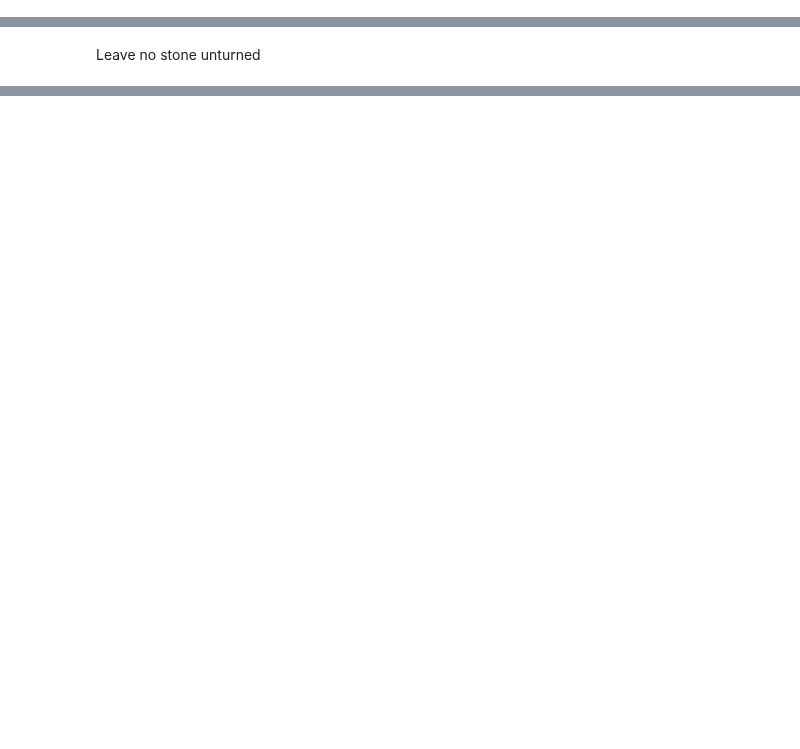
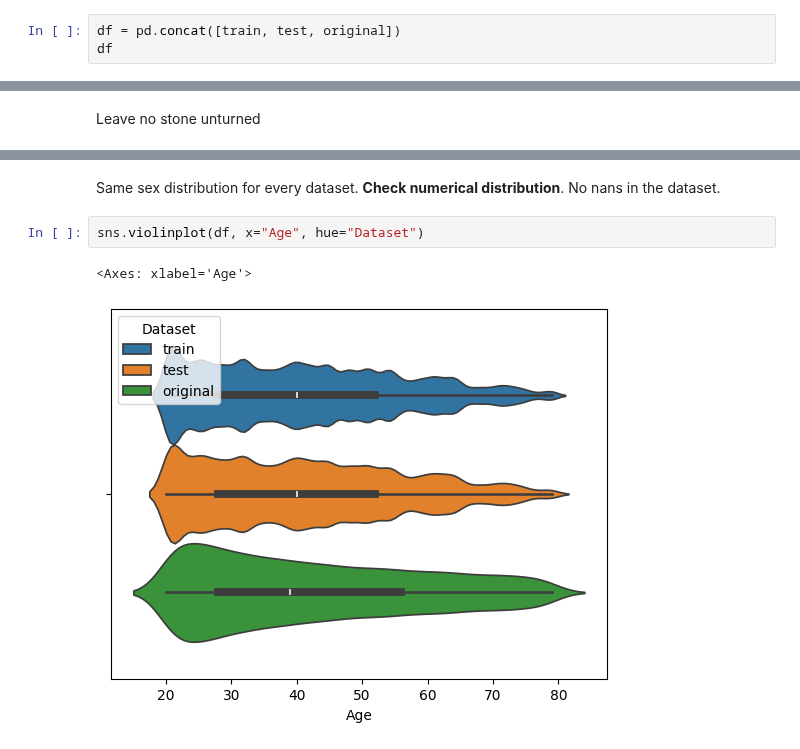
Before and after one commit to LoneCoder21/Kaggle-Notebooks, a Jupyter notebook: Regression/Calorie Expenditure/eda.ipynb, the cells around one changed output, grey strips where cells are left out. Cells and saved outputs as stored; diff of their text form; blank space fills up the shorter version.

```diff
--- a/Regression/Calorie Expenditure/eda.ipynb
+++ b/Regression/Calorie Expenditure/eda.ipynb
@@ -111,3 +112,6 @@ Data columns (total 10 columns):
  9   Dataset     15000 non-null  object
 dtypes: float64(6), int64(2), object(2)
 memory usage: 1.1+ MB
+# %%
+df = pd.concat([train, test, original])
+df
@@ -115,0 +141,7 @@ Leave no stone unturned
+# %% [markdown]
+Same sex distribution for every dataset. **Check numerical distribution**. No nans in the dataset.
+# %%
+sns.violinplot(df, x="Age", hue="Dataset")
+# %% [output]
+<Axes: xlabel='Age'>
+[figure, added]
```
Also changed, not shown: parts of 9 cells of this notebook.
